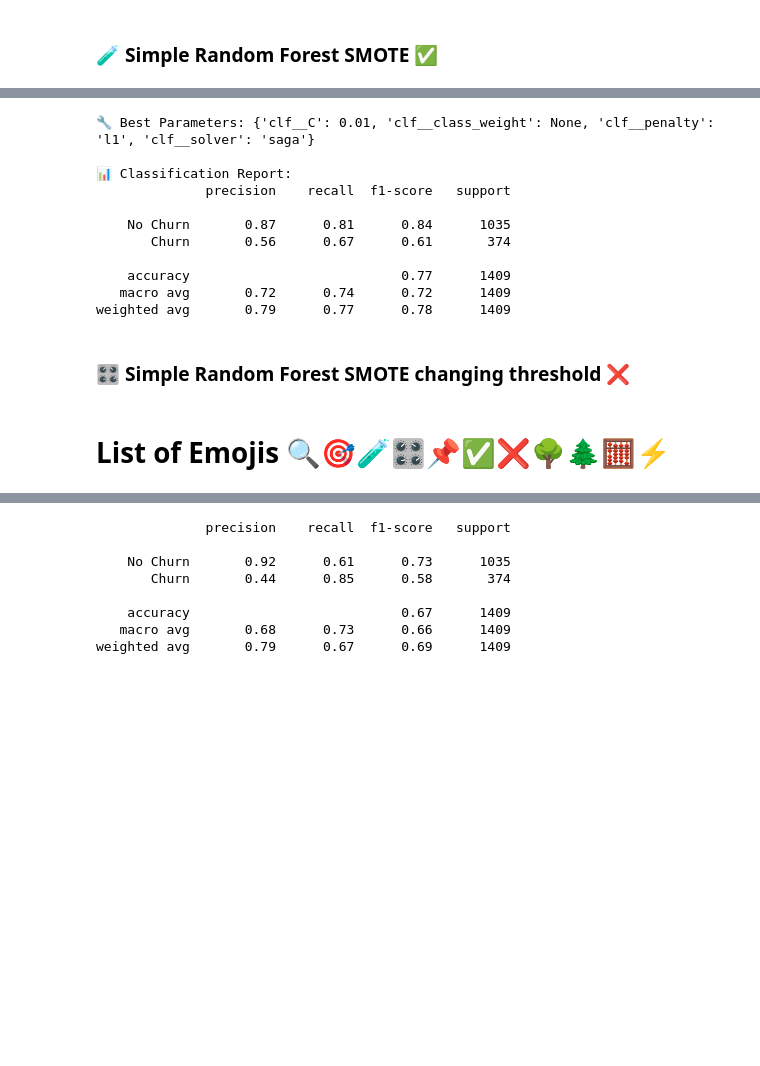
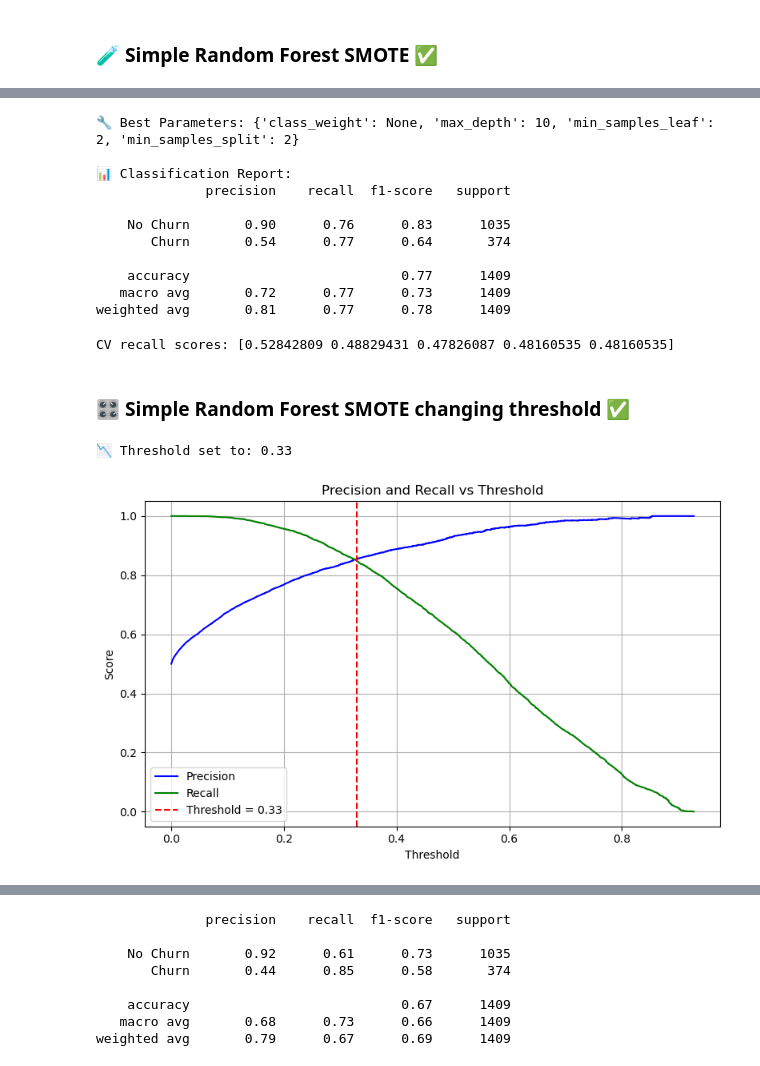
Before and after one commit to TajborBerry/career-next-step, a Jupyter notebook: customer_churn_prediction/notebooks/03_modeling.ipynb, the cells around one changed output, grey strips where cells are left out. Cells and saved outputs as stored; diff of their text form; code cells hidden in the pictures; blank space fills up the shorter version.

```diff
--- a/customer_churn_prediction/notebooks/03_modeling.ipynb
+++ b/customer_churn_prediction/notebooks/03_modeling.ipynb
@@ -414,22 +420,41 @@ weighted avg       0.79      0.77      0.78      1409
 # %%
-best_forest = RandomForestClassifier(bootstrap = True, max_depth= 10, max_features= 'log2', min_samples_leaf= 1, min_samples_split= 2, n_estimators= 200, random_state=42)
-best_forest.fit(X_train, y_train)
+best_forest_sm = RandomForestClassifier(bootstrap = True, max_depth= 10, max_features= 'log2', min_samples_leaf= 1, min_samples_split= 2, n_estimators= 200, random_state=42)
+best_forest_sm.fit(X_train, y_train)
 print("🔧 Best Parameters:", grid_search.best_params_)
 print("\n📊 Classification Report:")
 print(classification_report(y_test, y_pred_forest, target_names=["No Churn", "Churn"]))
 # %% [output]
-🔧 Best Parameters: {'clf__C': 0.01, 'clf__class_weight': None, 'clf__penalty': 'l1', 'clf__solver': 'saga'}
+🔧 Best Parameters: {'class_weight': None, 'max_depth': 10, 'min_samples_leaf': 2, 'min_samples_split': 2}
 
 📊 Classification Report:
               precision    recall  f1-score   support
 
-    No Churn       0.87      0.81      0.84      1035
-       Churn       0.56      0.67      0.61       374
+    No Churn       0.90      0.76      0.83      1035
+       Churn       0.54      0.77      0.64       374
 
     accuracy                           0.77      1409
-   macro avg       0.72      0.74      0.72      1409
-weighted avg       0.79      0.77      0.78      1409
+   macro avg       0.72      0.77      0.73      1409
+weighted avg       0.81      0.77      0.78      1409
+# %%
+scores = cross_val_score(best_forest_sm, X_train, y_train, cv=5, scoring='recall')
+print("CV recall scores:", scores)
+# %% [output]
+CV recall scores: [0.52842809 0.48829431 0.47826087 0.48160535 0.48160535]
 # %% [markdown]
-### 🎛️ Simple Random Forest SMOTE changing threshold ❌
+### 🎛️ Simple Random Forest SMOTE changing threshold ✅
-# %% [markdown]
-# List of Emojis 🔍🎯🧪🎛️📌✅❌🌳🌲🧮⚡
+# %%
+y_probs_sm = best_forest_sm.predict_proba(X_train_sm)[:, 1]
+# 2. Set custom threshold
+threshold = 0.33
+y_pred_thresh_sm = (y_probs_sm >= threshold).astype(int)
+
+# 3. Evaluate performance
+print(f"📉 Threshold set to: {threshold}")
+
+# 4. (Optional) Plot Precision-Recall vs. Threshold curve
+precisions, recalls, thresholds = precision_recall_curve(y_train_sm, y_probs_sm)
+
+precision_recall_curve_draw(precisions, recalls, thresholds, threshold)
+# %% [output]
+📉 Threshold set to: 0.33
+[figure, added]
```
Also changed, not shown: parts of 28 cells of this notebook.
